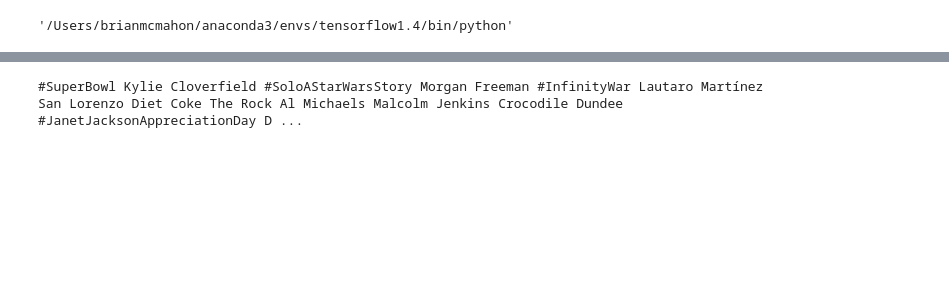
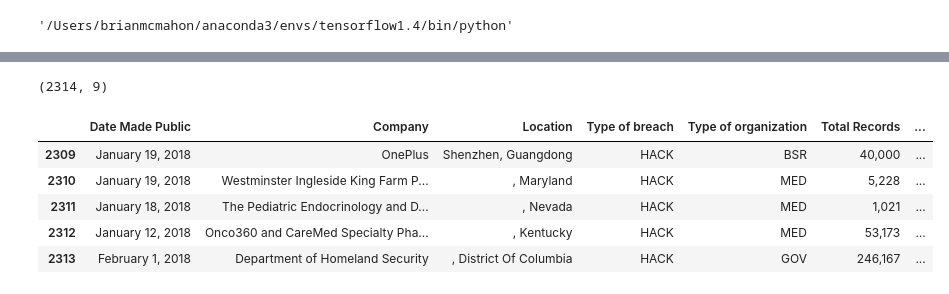
Before and after one commit to cipher813/McMahon_Metis, a Jupyter notebook: Project_3/Project_3.ipynb, the cells around one changed output, grey strips where cells are left out. Drawn from its saved outputs; the diff is of its cells as text; code cells hidden in the pictures; blank space fills up the shorter version.

```diff
--- a/Project_3/Project_3.ipynb
+++ b/Project_3/Project_3.ipynb
@@ -69,18 +33,13 @@ oauth = OAuth(access_token, access_secret, consumer_key, consumer_secret)
-# %%
-auth = tweepy.OAuthHandler(consumer_key, consumer_secret)
-auth.set_access_token(access_token, access_secret)
-api = tweepy.API(auth)
-
-trends1 = api.trends_place(1) # from the end of your code
-# trends1 is a list with only one element in it, which is a
-# dict which we'll put in data.
-data = trends1[0]
-# grab the trends
-trends = data['trends']
-# grab the name from each trend
-names = [trend['name'] for trend in trends]
-# put all the names together with a ' ' separating them
-trendsName = ' '.join(names)
-print(trendsName)
-# %% [output]
-#SuperBowl Kylie Cloverfield #SoloAStarWarsStory Morgan Freeman #InfinityWar Lautaro Martínez San Lorenzo Diet Coke The Rock Al Michaels Malcolm Jenkins Crocodile Dundee #JanetJacksonAppreciationDay D ...
+# %%
+# https://www.privacyrights.org/data-breaches?title=&breach_type%5B%5D=268
+pr = pd.read_csv('data/Privacy_Rights_Clearinghouse-Data-Breaches-Export.csv')
+print(pr.shape)
+pr.tail()
+# %% [output]
+(2314, 9)
+|  | Date Made Public | Company | Location | Type of breach | Type of organization | Total Records | ... |
+| 2309 | January 19, 2018 | OnePlus | Shenzhen, Guangdong | HACK | BSR | 40,000 | ... |
+| 2310 | January 19, 2018 | Westminster Ingleside King Farm P... | , Maryland | HACK | MED | 5,228 | ... |
+| 2311 | January 18, 2018 | The Pediatric Endocrinology and D... | , Nevada | HACK | MED | 1,021 | ... |
+| 2312 | January 12, 2018 | Onco360 and CareMed Specialty Pha... | , Kentucky | HACK | MED | 53,173 | ... |
+| 2313 | February 1, 2018 | Department of Homeland Security | , District Of Columbia | HACK | GOV | 246,167 | ... |
```
Also changed, not shown: parts of 8 cells of this notebook, 3 other files.
